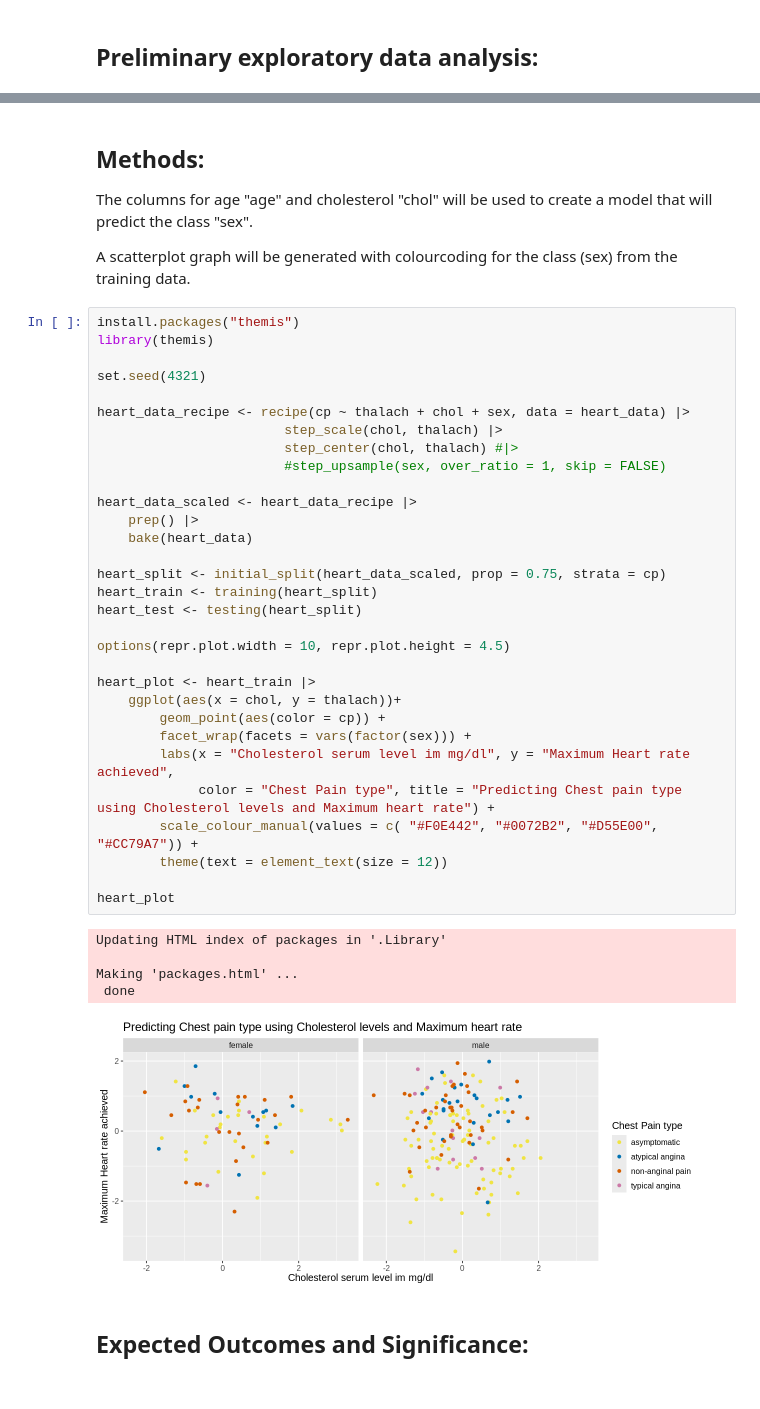
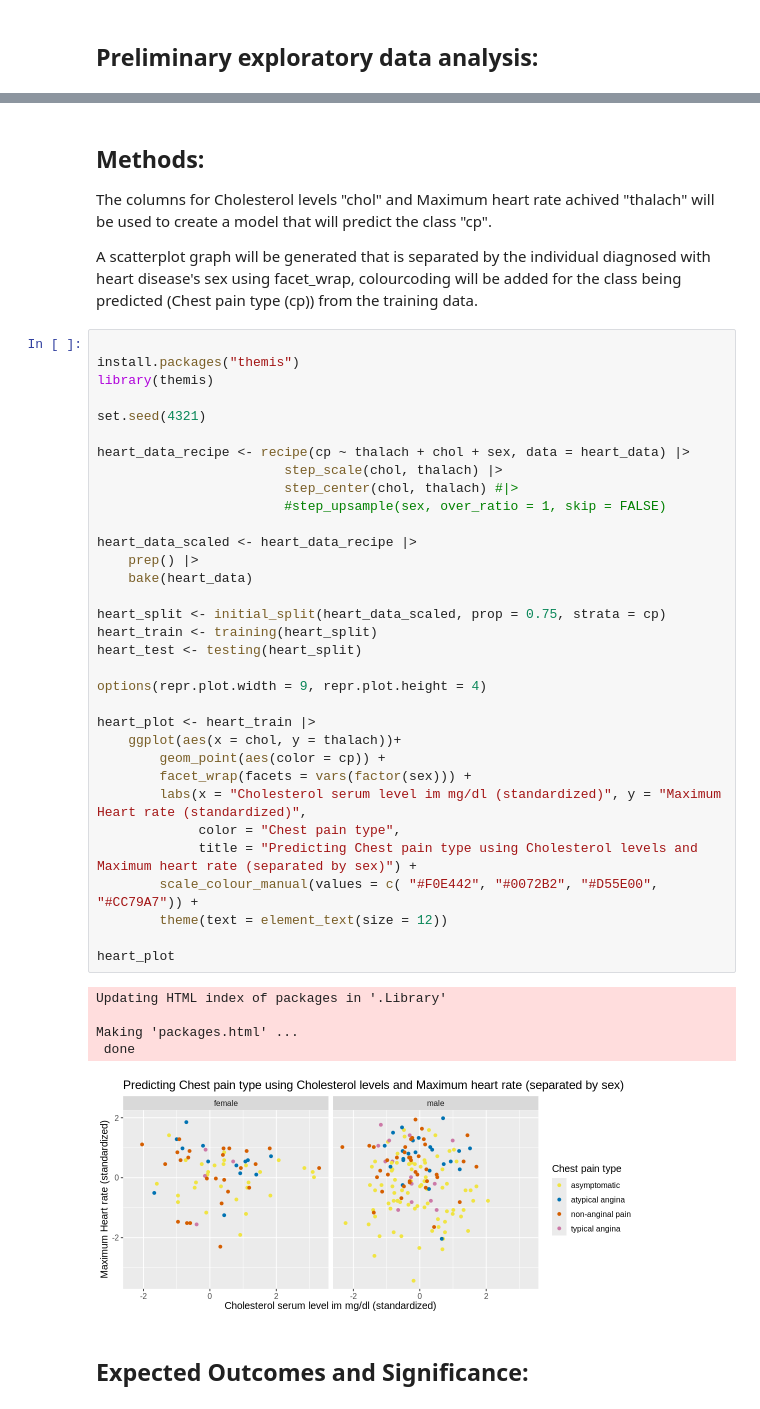
Before and after one commit to Skylertana/dsci-100-006-project-group2, a Jupyter notebook: localrepo.ipynb, the cells around one changed output, grey strips where cells are left out. Cells and saved outputs as stored; diff of their text form.

Commit message:
Edited v1 graph

```diff
--- a/localrepo.ipynb
+++ b/localrepo.ipynb
@@ -95,46 +87,49 @@ A tibble: 1 × 6
 # %% [markdown]
 ## Methods:
 
-The columns for age "age" and cholesterol "chol" will be used to create a model that will predict the class "sex".
+The columns for Cholesterol levels "chol" and Maximum heart rate achived "thalach" will be used to create a model that will predict the class "cp".
 
-A scatterplot graph will be generated with colourcoding for the class (sex) from the training data.
+A scatterplot graph will be generated that is separated by the individual diagnosed with heart disease's sex using facet_wrap, colourcoding will be added for the class being predicted (Chest pain type (cp))
+from the training data.
 # %%
+
 install.packages("themis")
 library(themis)
 
 set.seed(4321)
 
 heart_data_recipe <- recipe(cp ~ thalach + chol + sex, data = heart_data) |>
                         step_scale(chol, thalach) |>
                         step_center(chol, thalach) #|>
                         #step_upsample(sex, over_ratio = 1, skip = FALSE)
 
 heart_data_scaled <- heart_data_recipe |>
     prep() |>
     bake(heart_data)
 
 heart_split <- initial_split(heart_data_scaled, prop = 0.75, strata = cp)
 heart_train <- training(heart_split)
 heart_test <- testing(heart_split)
 
-options(repr.plot.width = 10, repr.plot.height = 4.5)
+options(repr.plot.width = 9, repr.plot.height = 4)
 
 heart_plot <- heart_train |>
     ggplot(aes(x = chol, y = thalach))+
         geom_point(aes(color = cp)) +
         facet_wrap(facets = vars(factor(sex))) +
-        labs(x = "Cholesterol serum level im mg/dl", y = "Maximum Heart rate achieved",
-             color = "Chest Pain type", title = "Predicting Chest pain type using Cholesterol levels and Maximum heart rate") +
+        labs(x = "Cholesterol serum level im mg/dl (standardized)", y = "Maximum Heart rate (standardized)",
+             color = "Chest pain type",
+             title = "Predicting Chest pain type using Cholesterol levels and Maximum heart rate (separated by sex)") +
         scale_colour_manual(values = c( "#F0E442", "#0072B2", "#D55E00", "#CC79A7")) +
         theme(text = element_text(size = 12))
 
 heart_plot
 # %% [output]
 Updating HTML index of packages in '.Library'
 
 Making 'packages.html' ...
  done
-[figure, old version]
+[figure, new version]
 # %% [markdown]
 ## Expected Outcomes and Significance:
 # %% [markdown]
```
Also changed, not shown: parts of 2 cells of this notebook.
